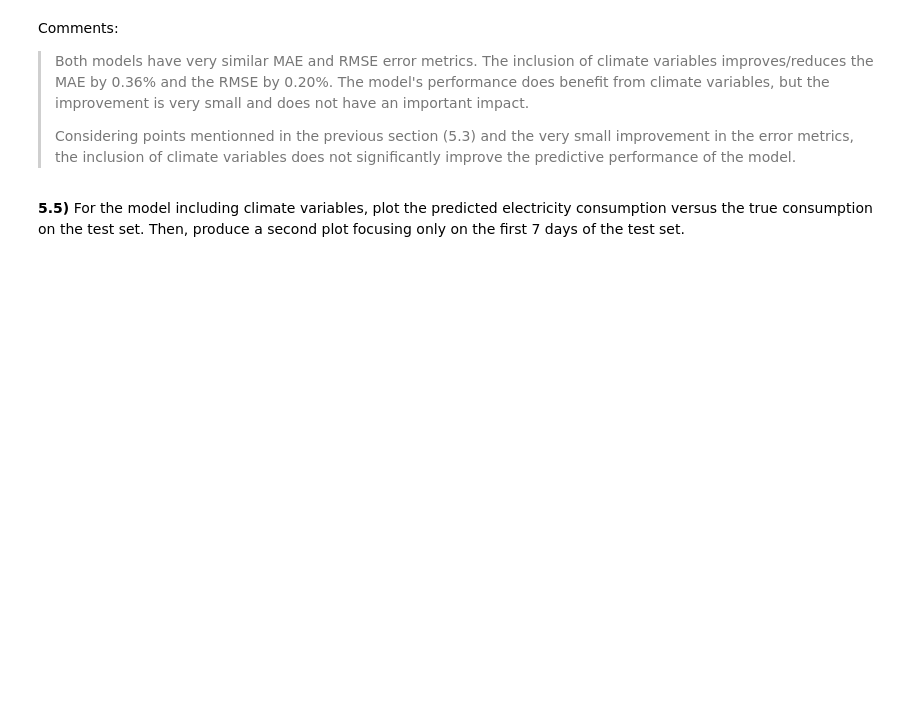
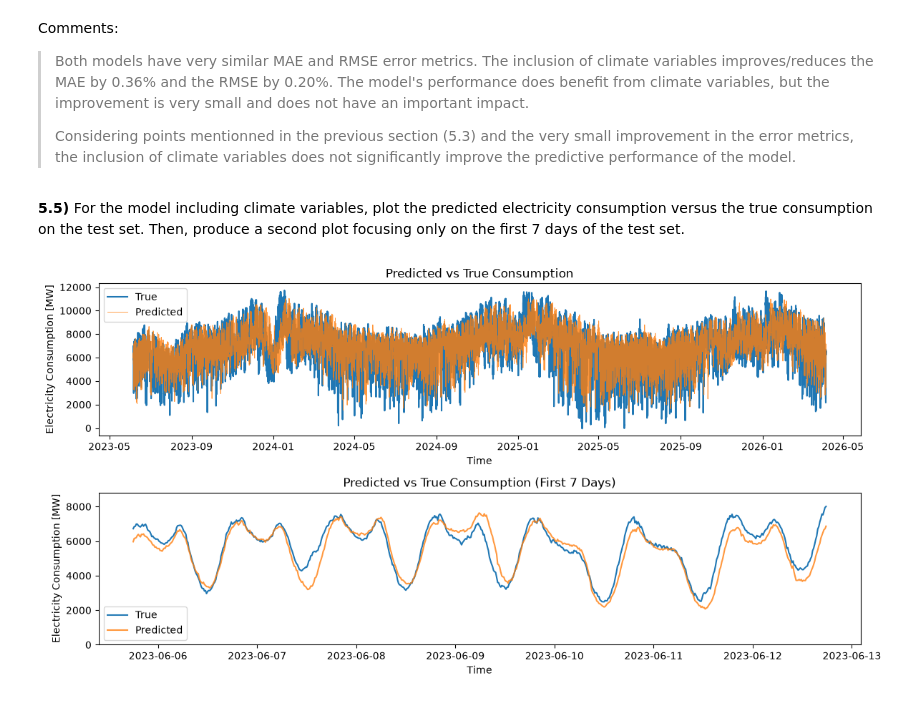
Before and after one commit to NJurquet/lepl1109-hackatons, a Jupyter notebook: Hackathon_1_-_Statistics/Hackathon_26_27.ipynb, the cells around one changed output. Saved outputs shown, nothing was run; the diff lists cells and outputs as text; code cells hidden in the pictures; blank space fills up the shorter version.

Commit message:
Complete 5.5) plot consumption prediction

```diff
--- a/Hackathon_1_-_Statistics/Hackathon_26_27.ipynb
+++ b/Hackathon_1_-_Statistics/Hackathon_26_27.ipynb
@@ -495,5 +495,29 @@ Comments:
 **5.5)** For the model including climate variables, plot the predicted electricity consumption versus the true consumption on the test set. Then, produce a second plot focusing only on the first 7 days of the test set.
 # %%
 # Code here
+# Retrieve datetimes corresponding to the test set
+test_dates = electricity.loc[Y_test_climate.index, "Datetime"]
+
+fig, (ax1, ax2) = plt.subplots(2, 1, figsize=(12, 6))
+
+ax1.plot(test_dates, Y_test_climate, label="True")
+ax1.plot(test_dates, y_hat_climate, label="Predicted", alpha=0.8, linewidth=0.7)
+ax1.legend()
+ax1.set_title("Predicted vs True Consumption")
+ax1.set_xlabel("Time")
+ax1.set_ylabel("Electricity Consumption [MW]")
+
+ax2.plot(test_dates[:time_shift], Y_test_climate[:time_shift], label="True")
+ax2.plot(test_dates[:time_shift], y_hat_climate[:time_shift], label="Predicted", alpha=0.8)
+ax2.set_ylim(0, Y_test_climate[:time_shift].max() * 1.1)
+ax2.legend()
+ax2.set_title("Predicted vs True Consumption (First 7 Days)")
+ax2.set_xlabel("Time")
+ax2.set_ylabel("Electricity Consumption [MW]")
+
+plt.tight_layout()
+plt.show()
+# %% [output]
+[figure, added]
 # %% [markdown]
 Comments:
```
Also changed, not shown: parts of 1 cell of this notebook.
